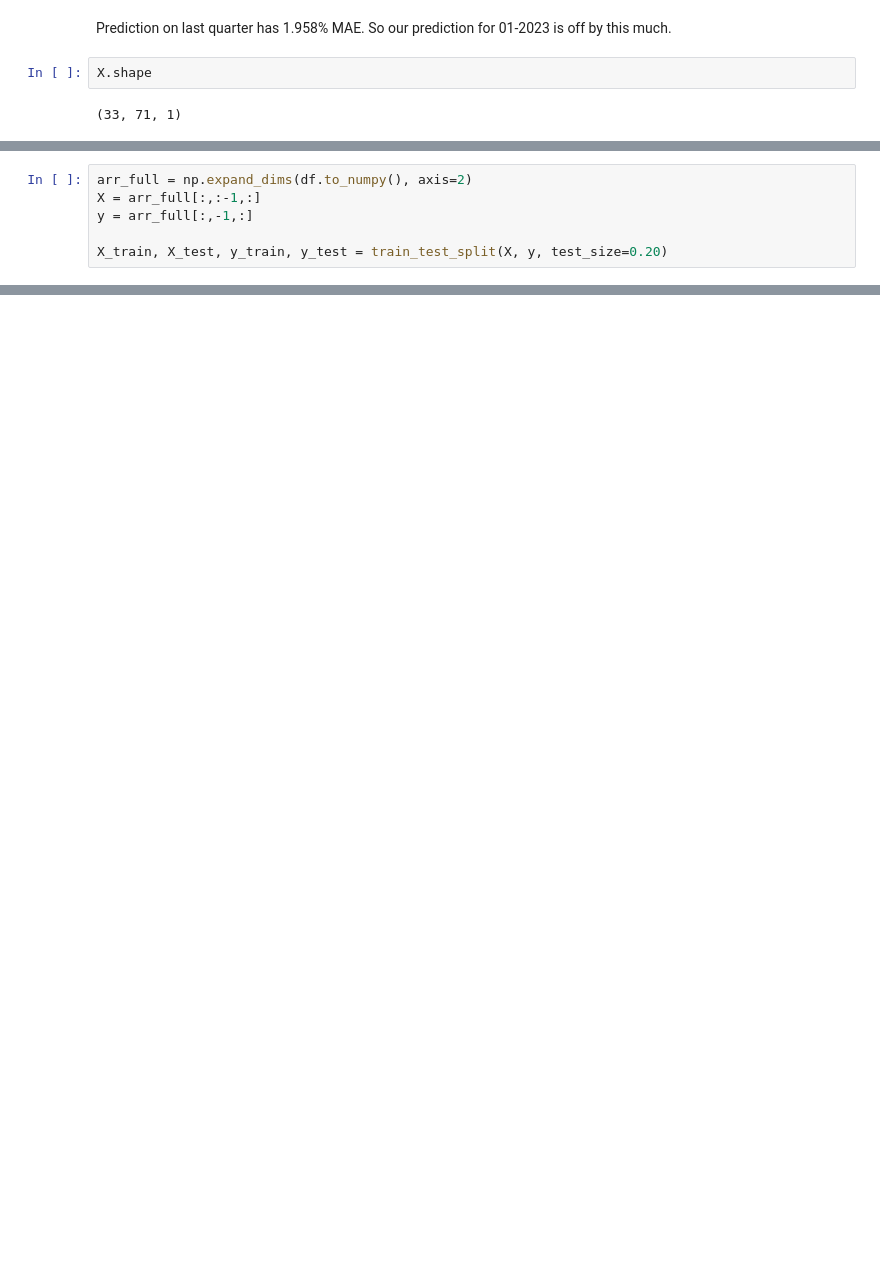
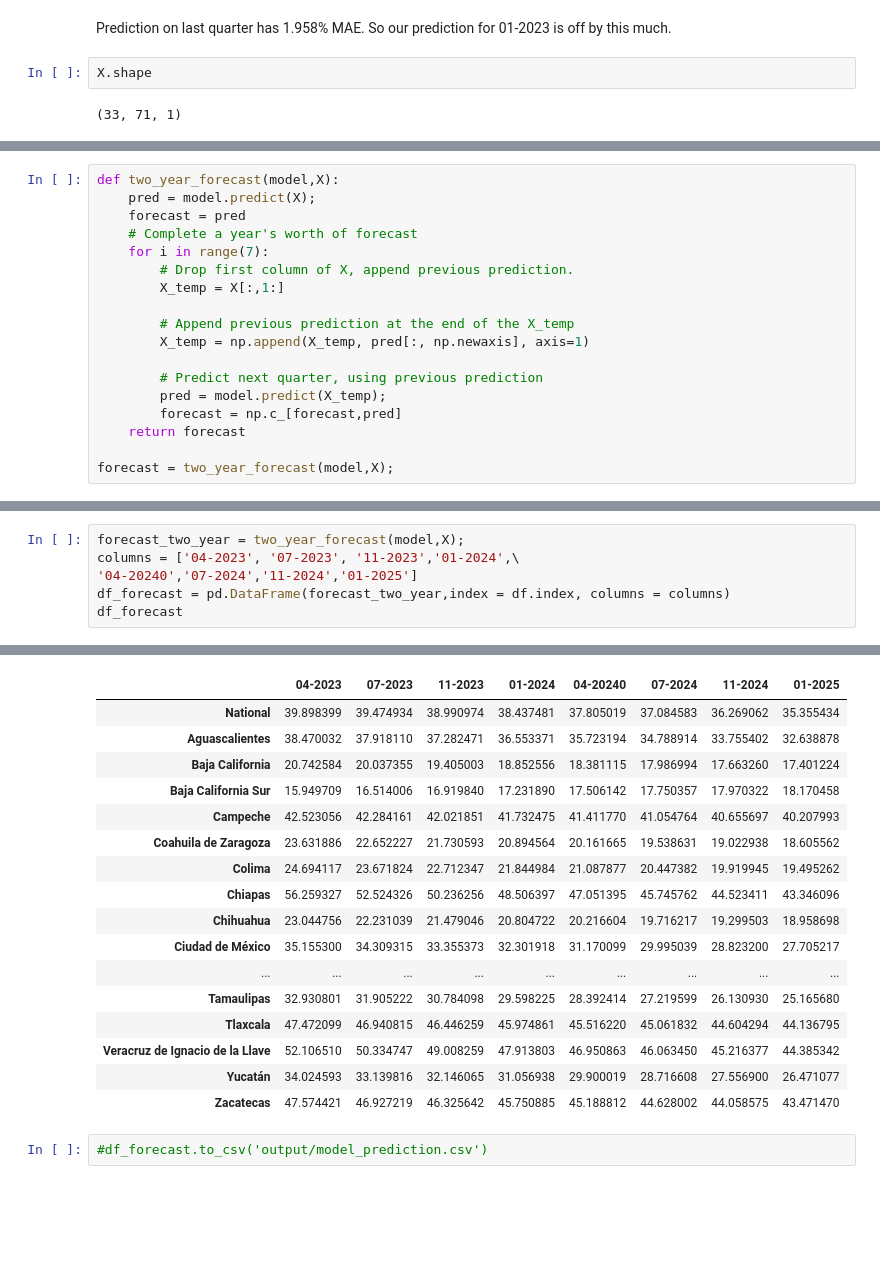
Before and after one commit to elviramg/poverty_project_frontend, a Jupyter notebook: Forecast Analysis.ipynb, the cells around one changed output, grey strips where cells are left out. Cells and saved outputs as stored; diff of their text form; blank space fills up the shorter version.

```diff
--- a/Forecast Analysis.ipynb
+++ b/Forecast Analysis.ipynb
@@ -240,6 +251,0 @@ plt.legend()
-# %%
-arr_full = np.expand_dims(df.to_numpy(), axis=2)
-X = arr_full[:,:-1,:]
-y = arr_full[:,-1,:]
-
-X_train, X_test, y_train, y_test = train_test_split(X, y, test_size=0.20)
@@ -283,0 +254,18 @@ KeyboardInterrupt
+# %%
+def two_year_forecast(model,X):
+    pred = model.predict(X);
+    forecast = pred
+    # Complete a year's worth of forecast
+    for i in range(7):
+        # Drop first column of X, append previous prediction.
+        X_temp = X[:,1:]
+
+        # Append previous prediction at the end of the X_temp
+        X_temp = np.append(X_temp, pred[:, np.newaxis], axis=1)
+
+        # Predict next quarter, using previous prediction
+        pred = model.predict(X_temp);
+        forecast = np.c_[forecast,pred]
+    return forecast
+
+forecast = two_year_forecast(model,X);
@@ -283,0 +281,7 @@ KeyboardInterrupt
+# %%
+forecast_two_year = two_year_forecast(model,X);
+columns = ['04-2023', '07-2023', '11-2023','01-2024',\
+'04-20240','07-2024','11-2024','01-2025']
+df_forecast = pd.DataFrame(forecast_two_year,index = df.index, columns = columns)
+df_forecast
+# %% [output]
@@ -284,3 +296,22 @@ KeyboardInterrupt
+|  | 04-2023 | 07-2023 | 11-2023 | 01-2024 | 04-20240 | 07-2024 | 11-2024 | 01-2025 |
+| National | 39.898399 | 39.474934 | 38.990974 | 38.437481 | 37.805019 | 37.084583 | 36.269062 | 35.355434 |
+| Aguascalientes | 38.470032 | 37.918110 | 37.282471 | 36.553371 | 35.723194 | 34.788914 | 33.755402 | 32.638878 |
+| Baja California | 20.742584 | 20.037355 | 19.405003 | 18.852556 | 18.381115 | 17.986994 | 17.663260 | 17.401224 |
+| Baja California Sur | 15.949709 | 16.514006 | 16.919840 | 17.231890 | 17.506142 | 17.750357 | 17.970322 | 18.170458 |
+| Campeche | 42.523056 | 42.284161 | 42.021851 | 41.732475 | 41.411770 | 41.054764 | 40.655697 | 40.207993 |
+| Coahuila de Zaragoza | 23.631886 | 22.652227 | 21.730593 | 20.894564 | 20.161665 | 19.538631 | 19.022938 | 18.605562 |
+| Colima | 24.694117 | 23.671824 | 22.712347 | 21.844984 | 21.087877 | 20.447382 | 19.919945 | 19.495262 |
+| Chiapas | 56.259327 | 52.524326 | 50.236256 | 48.506397 | 47.051395 | 45.745762 | 44.523411 | 43.346096 |
+| Chihuahua | 23.044756 | 22.231039 | 21.479046 | 20.804722 | 20.216604 | 19.716217 | 19.299503 | 18.958698 |
+| Ciudad de México | 35.155300 | 34.309315 | 33.355373 | 32.301918 | 31.170099 | 29.995039 | 28.823200 | 27.705217 |
+| ... | ... | ... | ... | ... | ... | ... | ... | ... |
+| Tamaulipas | 32.930801 | 31.905222 | 30.784098 | 29.598225 | 28.392414 | 27.219599 | 26.130930 | 25.165680 |
+| Tlaxcala | 47.472099 | 46.940815 | 46.446259 | 45.974861 | 45.516220 | 45.061832 | 44.604294 | 44.136795 |
+| Veracruz de Ignacio de la Llave | 52.106510 | 50.334747 | 49.008259 | 47.913803 | 46.950863 | 46.063450 | 45.216377 | 44.385342 |
+| Yucatán | 34.024593 | 33.139816 | 32.146065 | 31.056938 | 29.900019 | 28.716608 | 27.556900 | 26.471077 |
+| Zacatecas | 47.574421 | 46.927219 | 46.325642 | 45.750885 | 45.188812 | 44.628002 | 44.058575 | 43.471470 |
+# %%
+#df_forecast.to_csv('output/model_prediction.csv')
 # %% [markdown]
 ##
 # %% [markdown]
```
Also changed, not shown: parts of 16 cells of this notebook.
